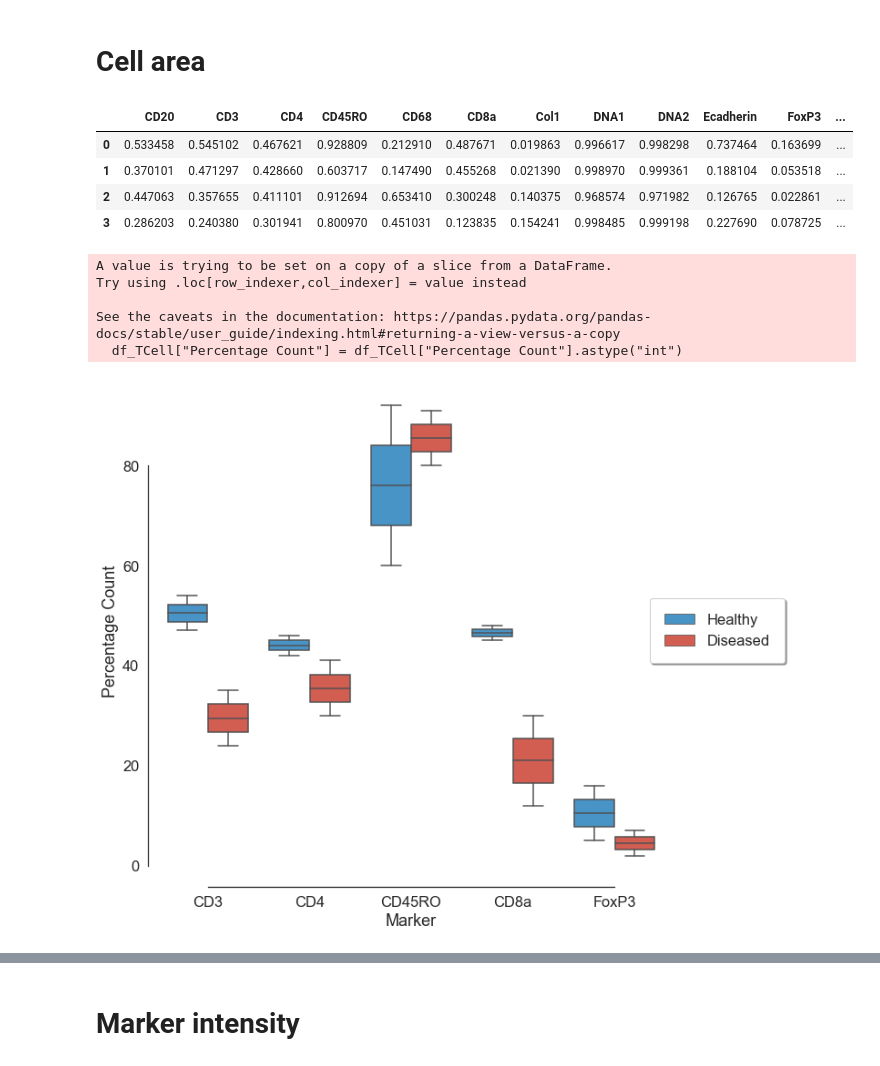
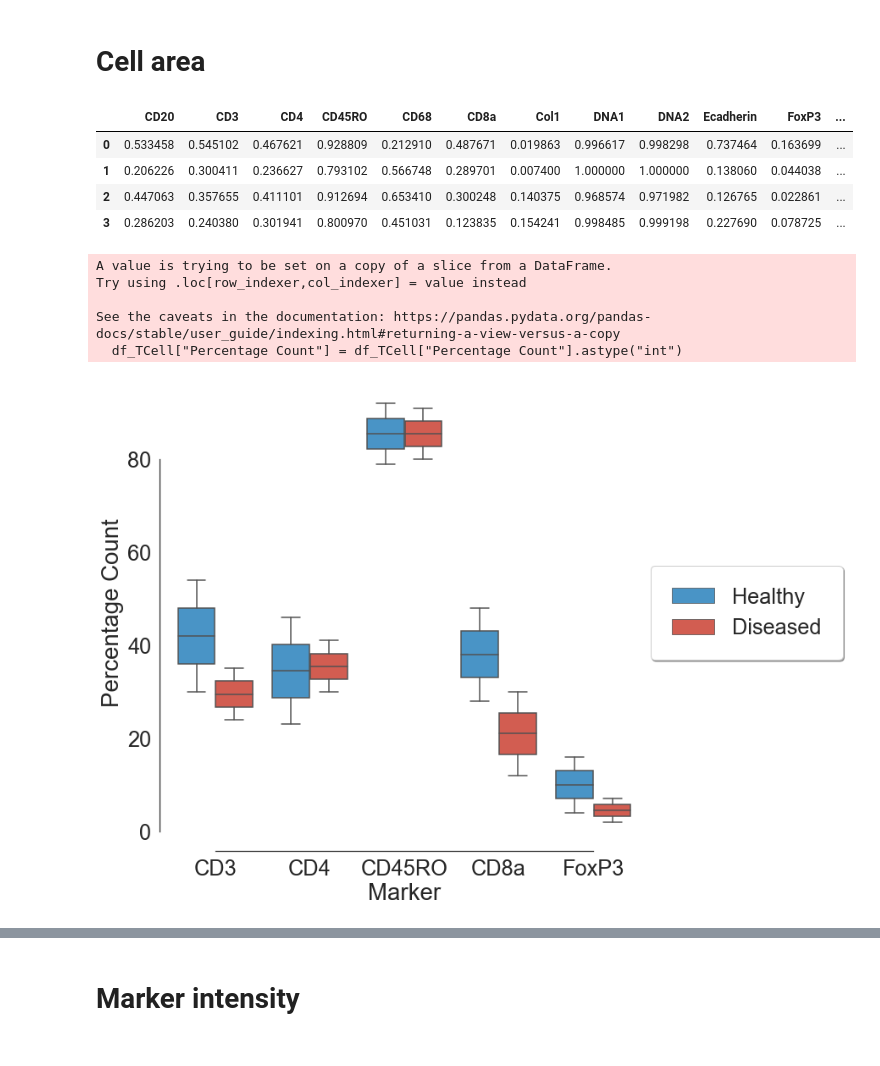
Before and after one commit to coskunlab/SpatialViz, a Jupyter notebook: notebooks/03_marker_stats.ipynb, the cells around one changed output, grey strips where cells are left out. Drawn from its saved outputs; the diff is of its cells as text; code cells hidden in the pictures.

```diff
--- a/notebooks/03_marker_stats.ipynb
+++ b/notebooks/03_marker_stats.ipynb
@@ -47,7 +44,7 @@ WindowsPath('Y:/coskun-lab/Thomas/SpatialViz/figures/stats')
 # %% [markdown]
 # Cell area
 # %%
-experiments = ["NT1", "NT2", "DT2", "DT3"]
+experiments = ["NT1", "NT3", "DT2", "DT3"]
 conditions = ["Healthy", "Healthy", "Diseased", "Diseased"]
 # %%
 df = pd.DataFrame()
@@ -99,7 +96,7 @@ df
 # %% [output]
 |  | CD20 | CD3 | CD4 | CD45RO | CD68 | CD8a | Col1 | DNA1 | DNA2 | Ecadherin | FoxP3 | ... |
 | 0 | 0.533458 | 0.545102 | 0.467621 | 0.928809 | 0.212910 | 0.487671 | 0.019863 | 0.996617 | 0.998298 | 0.737464 | 0.163699 | ... |
-| 1 | 0.370101 | 0.471297 | 0.428660 | 0.603717 | 0.147490 | 0.455268 | 0.021390 | 0.998970 | 0.999361 | 0.188104 | 0.053518 | ... |
+| 1 | 0.206226 | 0.300411 | 0.236627 | 0.793102 | 0.566748 | 0.289701 | 0.007400 | 1.000000 | 1.000000 | 0.138060 | 0.044038 | ... |
 | 2 | 0.447063 | 0.357655 | 0.411101 | 0.912694 | 0.653410 | 0.300248 | 0.140375 | 0.968574 | 0.971982 | 0.126765 | 0.022861 | ... |
 | 3 | 0.286203 | 0.240380 | 0.301941 | 0.800970 | 0.451031 | 0.123835 | 0.154241 | 0.998485 | 0.999198 | 0.227690 | 0.078725 | ... |
 # %%
@@ -130,33 +127,33 @@ df["Percentage Count"] = df["Count"] * 100
 # %%
 df_TCell = df[df.Marker.isin(Tcell_markers)]
 df_TCell["Percentage Count"] = df_TCell["Percentage Count"].astype("int")
 
 sns.set_style("white")
-sns.set(font_scale=1.5)
+sns.set(font_scale=2.3)
 
 with sns.axes_style("white"):
     fig, ax = plt.subplots(figsize=(10, 10))
     ax = sns.boxplot(
         x="Marker", y="Percentage Count", hue="Condition", data=df_TCell, palette=my_pal
     )
     ax.legend(
         loc="center right",
-        bbox_to_anchor=(1.25, 0.5),
+        bbox_to_anchor=(1.45, 0.5),
         ncol=1,
         fancybox=True,
         framealpha=1,
         shadow=True,
         borderpad=1,
     )
     sns.despine(offset=10, trim=True, bottom=False)
     fig.savefig(data_figure / "stats" / "count_Tcell.png", bbox_inches="tight")
 # %% [output]
 A value is trying to be set on a copy of a slice from a DataFrame.
 Try using .loc[row_indexer,col_indexer] = value instead
 
 See the caveats in the documentation: https://pandas.pydata.org/pandas-docs/stable/user_guide/indexing.html#returning-a-view-versus-a-copy
   df_TCell["Percentage Count"] = df_TCell["Percentage Count"].astype("int")
-[figure, old version]
+[figure, new version]
 # %%
 df_ICell = df[df.Marker.isin(Icell_markers)]
 df_ICell["Percentage Count"] = df_ICell["Percentage Count"].astype("int")
```
Also changed, not shown: parts of 7 cells of this notebook, 26 other files.
